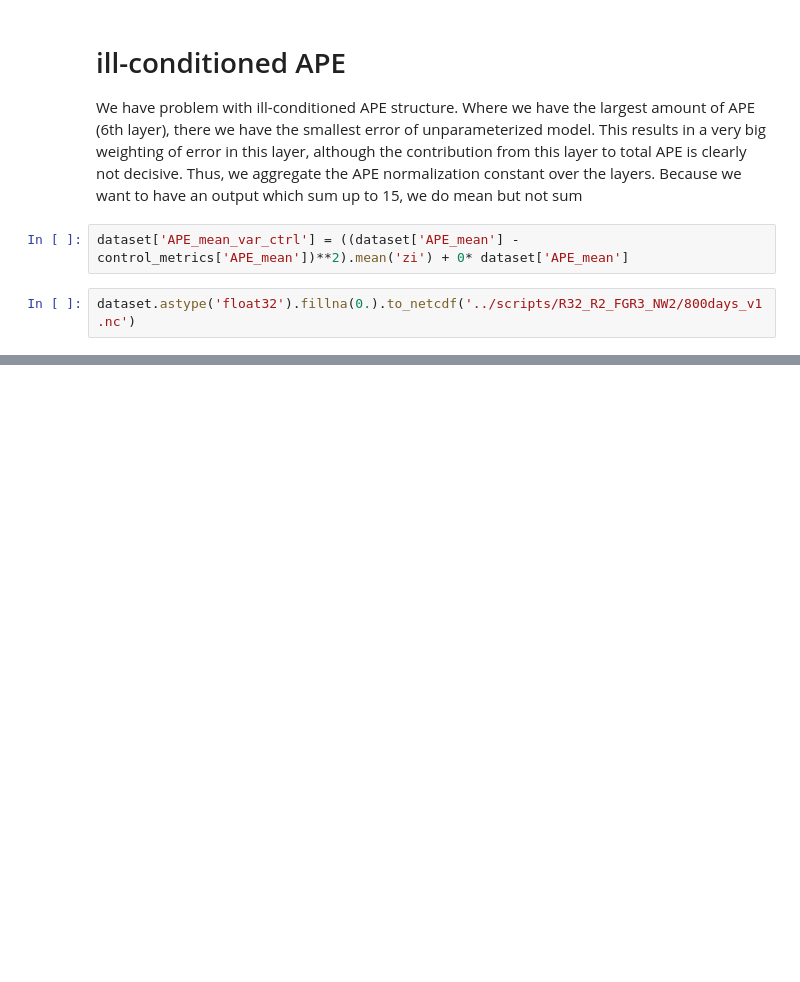
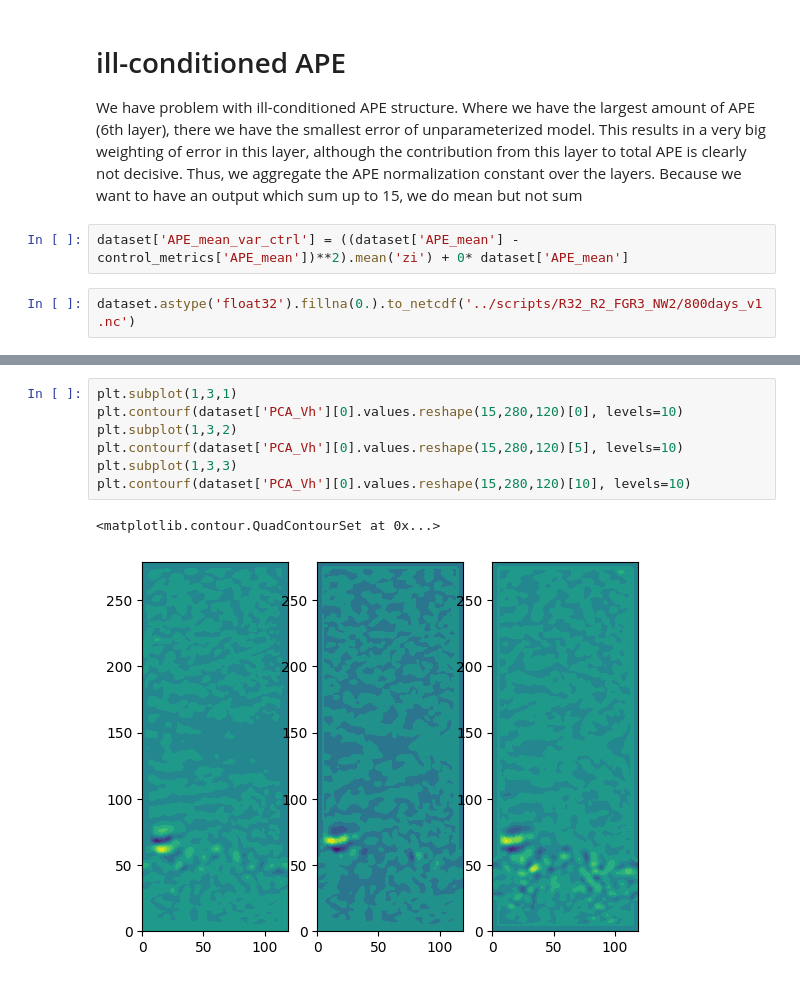
Before and after one commit to m2lines/calibration-MOM6, a Jupyter notebook: notebooks/dataset-NW2.ipynb, the cells around one changed output, grey strips where cells are left out. Drawn from its saved outputs; the diff is of its cells as text; blank space fills up the shorter version.

```diff
--- a/notebooks/dataset-NW2.ipynb
+++ b/notebooks/dataset-NW2.ipynb
@@ -224,0 +322,10 @@ dataset.astype('float32').fillna(0.).to_netcdf('../scripts/R32_R2_FGR3_NW2/800da
+# %%
+plt.subplot(1,3,1)
+plt.contourf(dataset['PCA_Vh'][0].values.reshape(15,280,120)[0], levels=10)
+plt.subplot(1,3,2)
+plt.contourf(dataset['PCA_Vh'][0].values.reshape(15,280,120)[5], levels=10)
+plt.subplot(1,3,3)
+plt.contourf(dataset['PCA_Vh'][0].values.reshape(15,280,120)[10], levels=10)
+# %% [output]
+<matplotlib.contour.QuadContourSet at 0x...>
+[figure, added]
```
Also changed, not shown: parts of 59 cells of this notebook, 8 other files.
